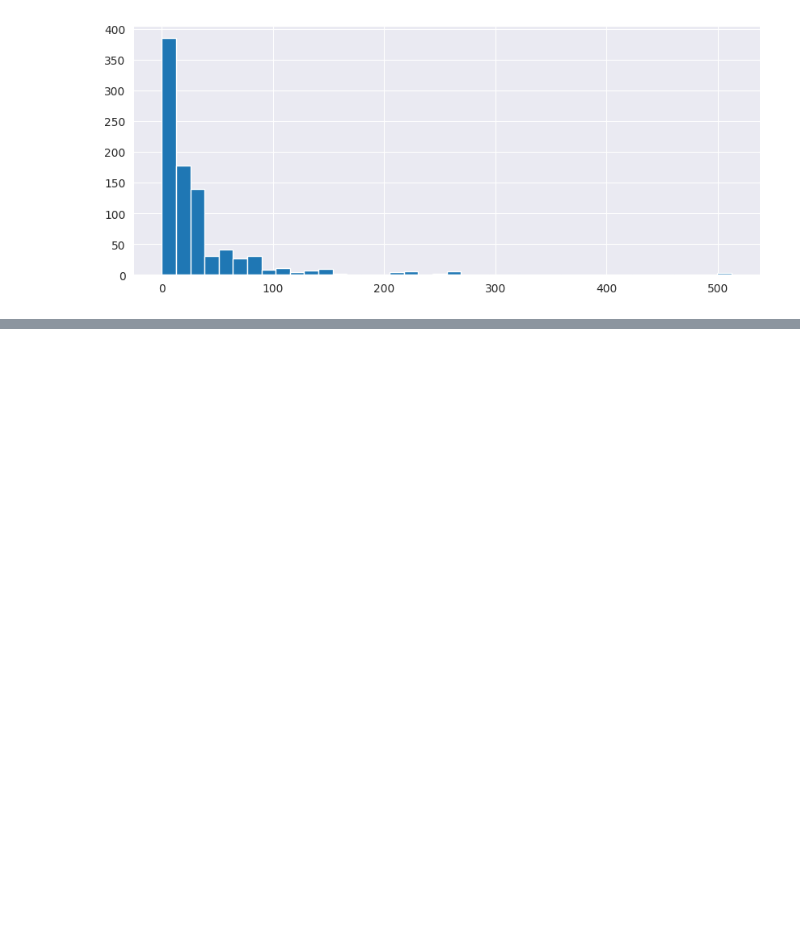
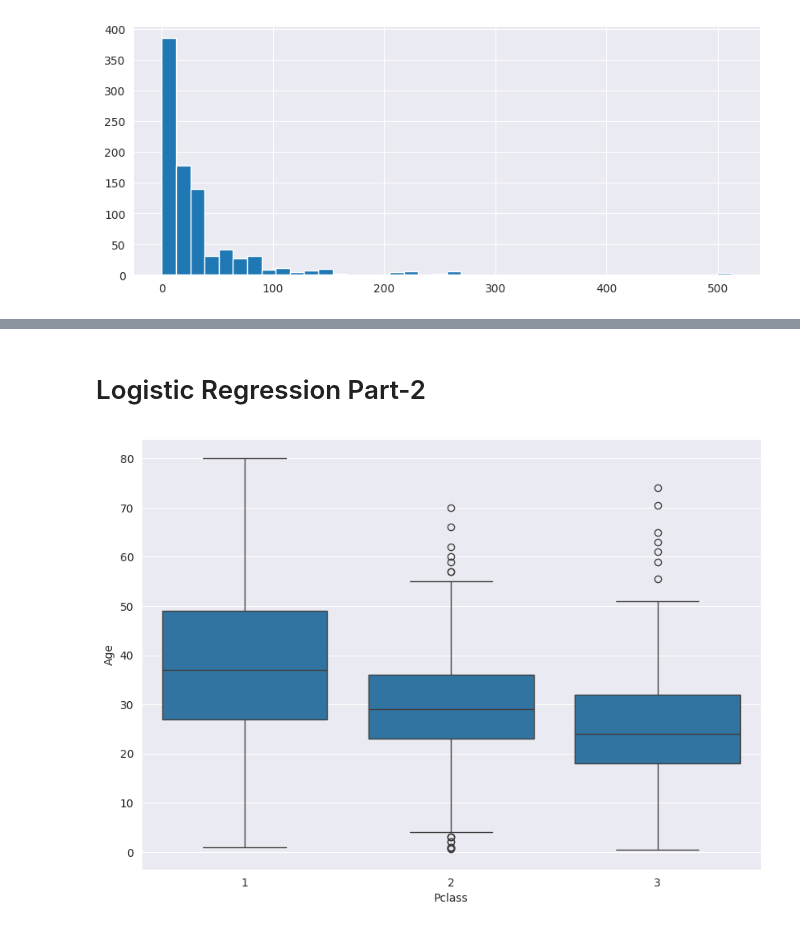
Before and after one commit to Sayeed843/Machine-Learning-Algorithms-, a Jupyter notebook: Logistic Regression/logistic-regression-overview.ipynb, the cells around one changed output, grey strips where cells are left out. Saved outputs shown, nothing was run; the diff lists cells and outputs as text; code cells hidden in the pictures; blank space fills up the shorter version.

Commit message:
Logistic Regression Part-2

```diff
--- a/Logistic Regression/logistic-regression-overview.ipynb
+++ b/Logistic Regression/logistic-regression-overview.ipynb
@@ -107,0 +108,8 @@ train['Fare'].iplot(kind='hist', bins=50)
+# %% [markdown]
+# Logistic Regression Part-2
+# %%
+plt.figure(figsize=(10,7))
+sns.boxplot(x='Pclass', y='Age', data=train)
+plt.show()
+# %% [output]
+[figure, added]
```
Also changed, not shown: parts of 21 cells of this notebook.
